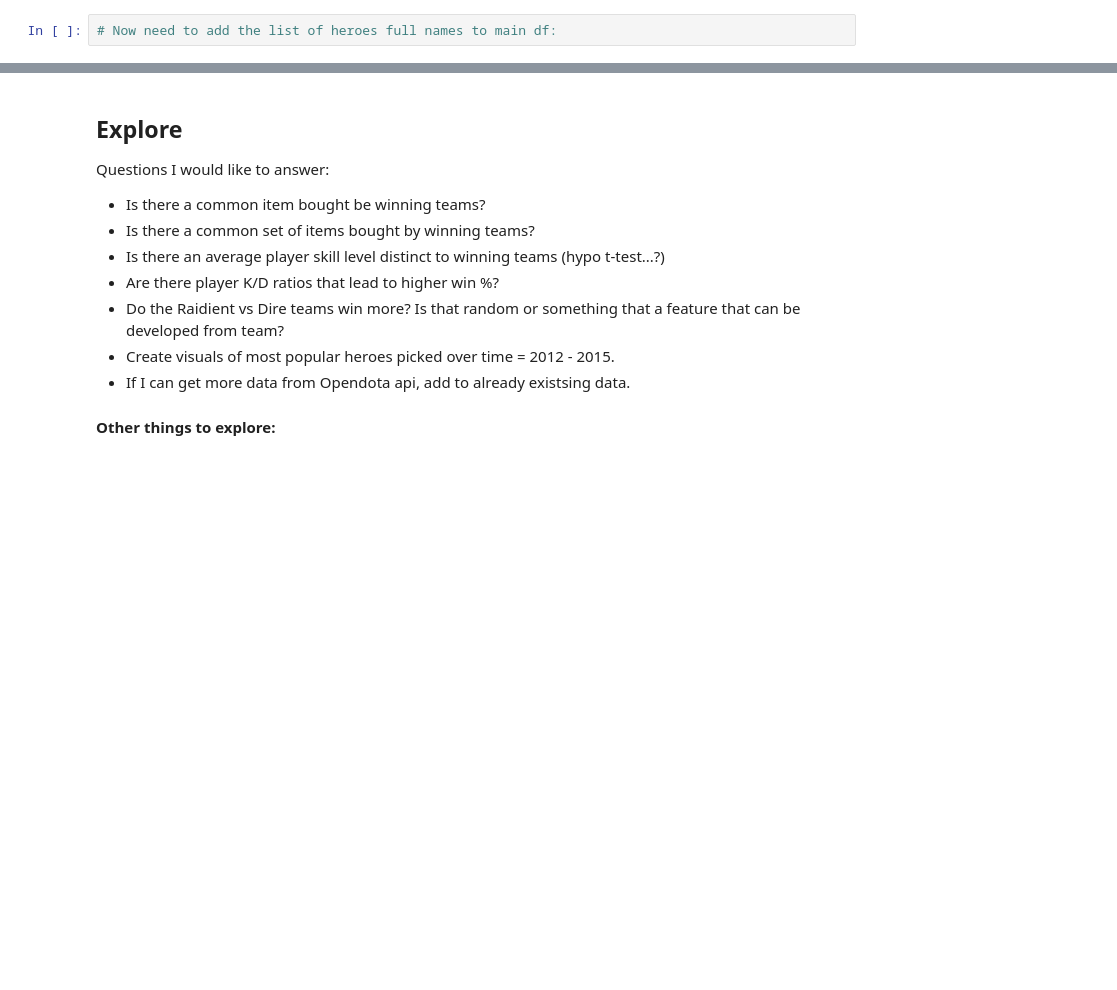
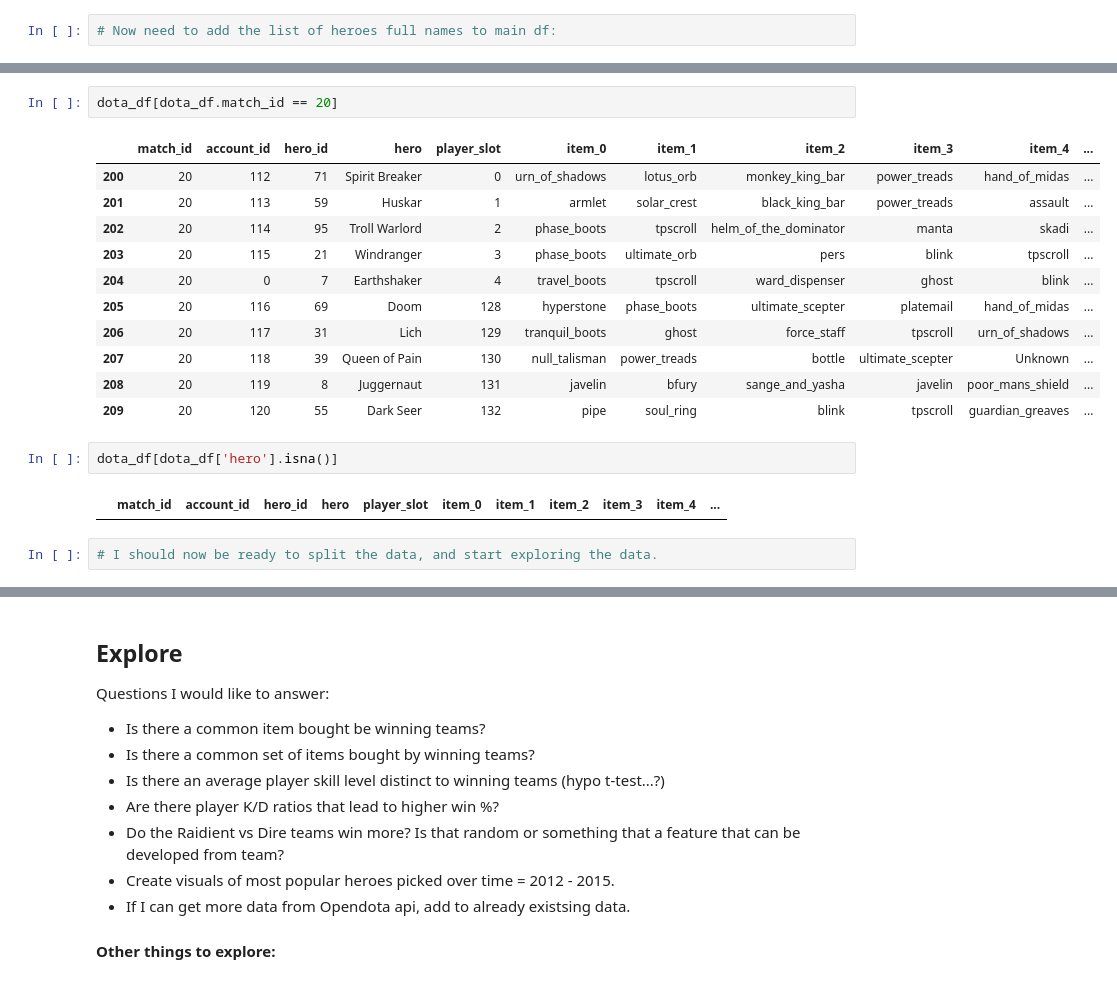
Before and after one commit to lukewbecker/dota-match-predictions, a Jupyter notebook: mvp.ipynb, the cells around one changed output, grey strips where cells are left out. Cells and saved outputs as stored; diff of their text form; blank space fills up the shorter version.

```diff
--- a/mvp.ipynb
+++ b/mvp.ipynb
@@ -210,0 +432,20 @@ player_heroes.shape
+# %%
+dota_df[dota_df.match_id == 20]
+# %% [output]
+|  | match_id | account_id | hero_id | hero | player_slot | item_0 | item_1 | item_2 | item_3 | item_4 | ... |
+| 200 | 20 | 112 | 71 | Spirit Breaker | 0 | urn_of_shadows | lotus_orb | monkey_king_bar | power_treads | hand_of_midas | ... |
+| 201 | 20 | 113 | 59 | Huskar | 1 | armlet | solar_crest | black_king_bar | power_treads | assault | ... |
+| 202 | 20 | 114 | 95 | Troll Warlord | 2 | phase_boots | tpscroll | helm_of_the_dominator | manta | skadi | ... |
+| 203 | 20 | 115 | 21 | Windranger | 3 | phase_boots | ultimate_orb | pers | blink | tpscroll | ... |
+| 204 | 20 | 0 | 7 | Earthshaker | 4 | travel_boots | tpscroll | ward_dispenser | ghost | blink | ... |
+| 205 | 20 | 116 | 69 | Doom | 128 | hyperstone | phase_boots | ultimate_scepter | platemail | hand_of_midas | ... |
+| 206 | 20 | 117 | 31 | Lich | 129 | tranquil_boots | ghost | force_staff | tpscroll | urn_of_shadows | ... |
+| 207 | 20 | 118 | 39 | Queen of Pain | 130 | null_talisman | power_treads | bottle | ultimate_scepter | Unknown | ... |
+| 208 | 20 | 119 | 8 | Juggernaut | 131 | javelin | bfury | sange_and_yasha | javelin | poor_mans_shield | ... |
+| 209 | 20 | 120 | 55 | Dark Seer | 132 | pipe | soul_ring | blink | tpscroll | guardian_greaves | ... |
+# %%
+dota_df[dota_df['hero'].isna()]
+# %% [output]
+|  | match_id | account_id | hero_id | hero | player_slot | item_0 | item_1 | item_2 | item_3 | item_4 | ... |
+# %%
+# I should now be ready to split the data, and start exploring the data.
```
Also changed, not shown: parts of 52 cells of this notebook.
